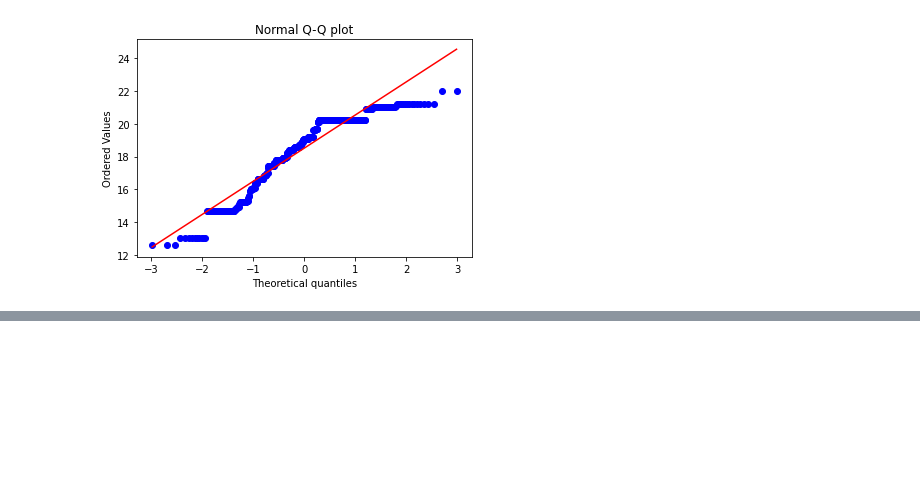
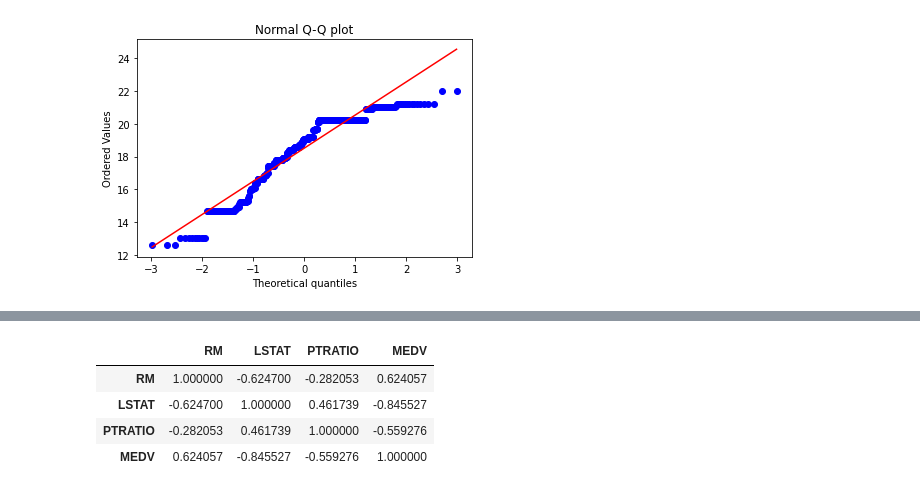
Before and after one commit to JessicaPortilio/Machine_Learning_Python, a Jupyter notebook: AprendizadoSupervisionado_Regressao/AprendizadoSupervisionado_Regressao.ipynb, the cells around one changed output, grey strips where cells are left out. Saved outputs shown, nothing was run; the diff lists cells and outputs as text; code cells hidden in the pictures; blank space fills up the shorter version.

```diff
--- a/AprendizadoSupervisionado_Regressao/AprendizadoSupervisionado_Regressao.ipynb
+++ b/AprendizadoSupervisionado_Regressao/AprendizadoSupervisionado_Regressao.ipynb
@@ -226,0 +383,9 @@ hist.show()
+# %%
+correlacoes = df.corr(method='spearman')
+correlacoes
+# %% [output]
+|  | RM | LSTAT | PTRATIO | MEDV |
+| RM | 1.000000 | -0.624700 | -0.282053 | 0.624057 |
+| LSTAT | -0.624700 | 1.000000 | 0.461739 | -0.845527 |
+| PTRATIO | -0.282053 | 0.461739 | 1.000000 | -0.559276 |
+| MEDV | 0.624057 | -0.845527 | -0.559276 | 1.000000 |
```
Also changed, not shown: parts of 22 cells of this notebook.
